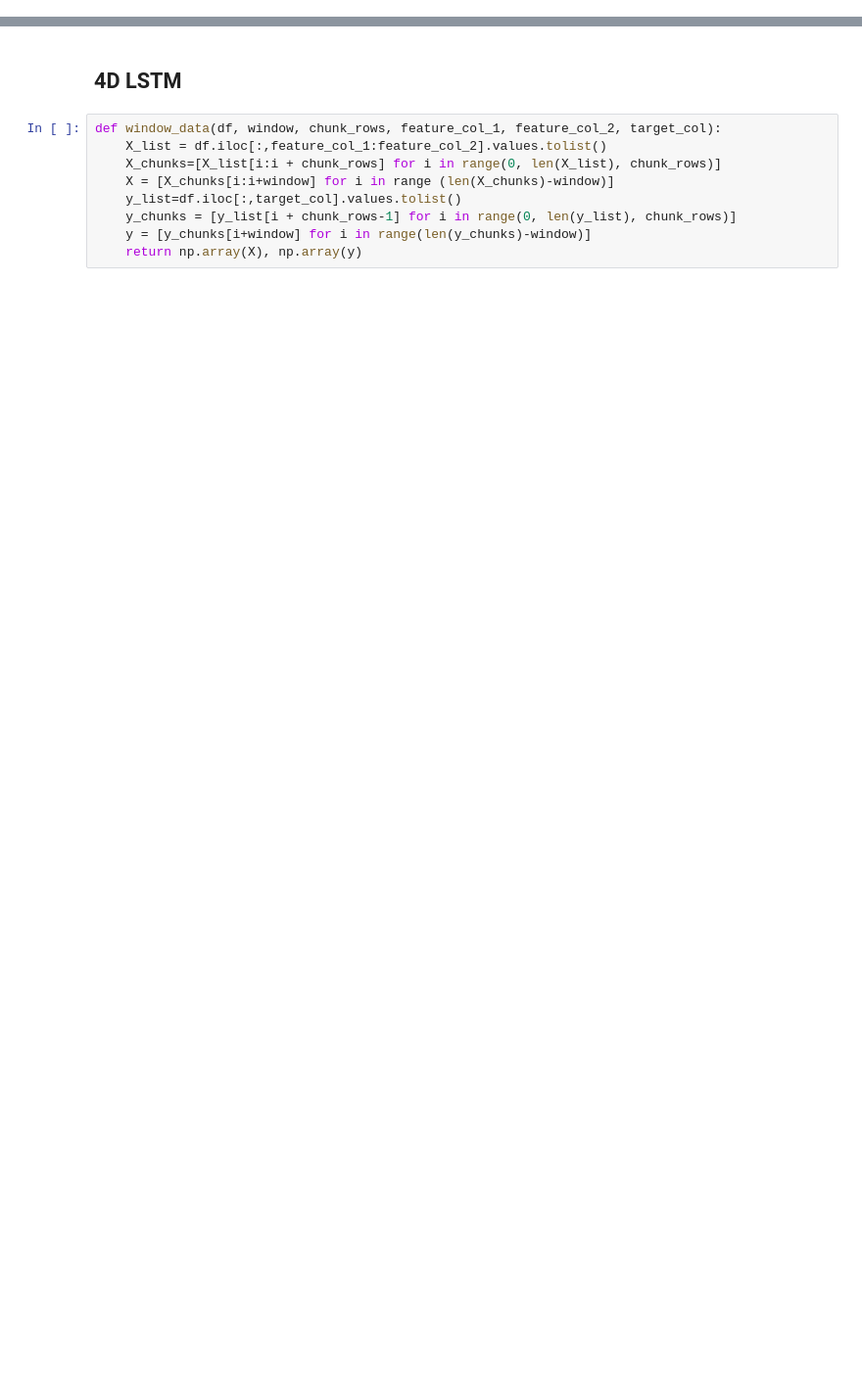
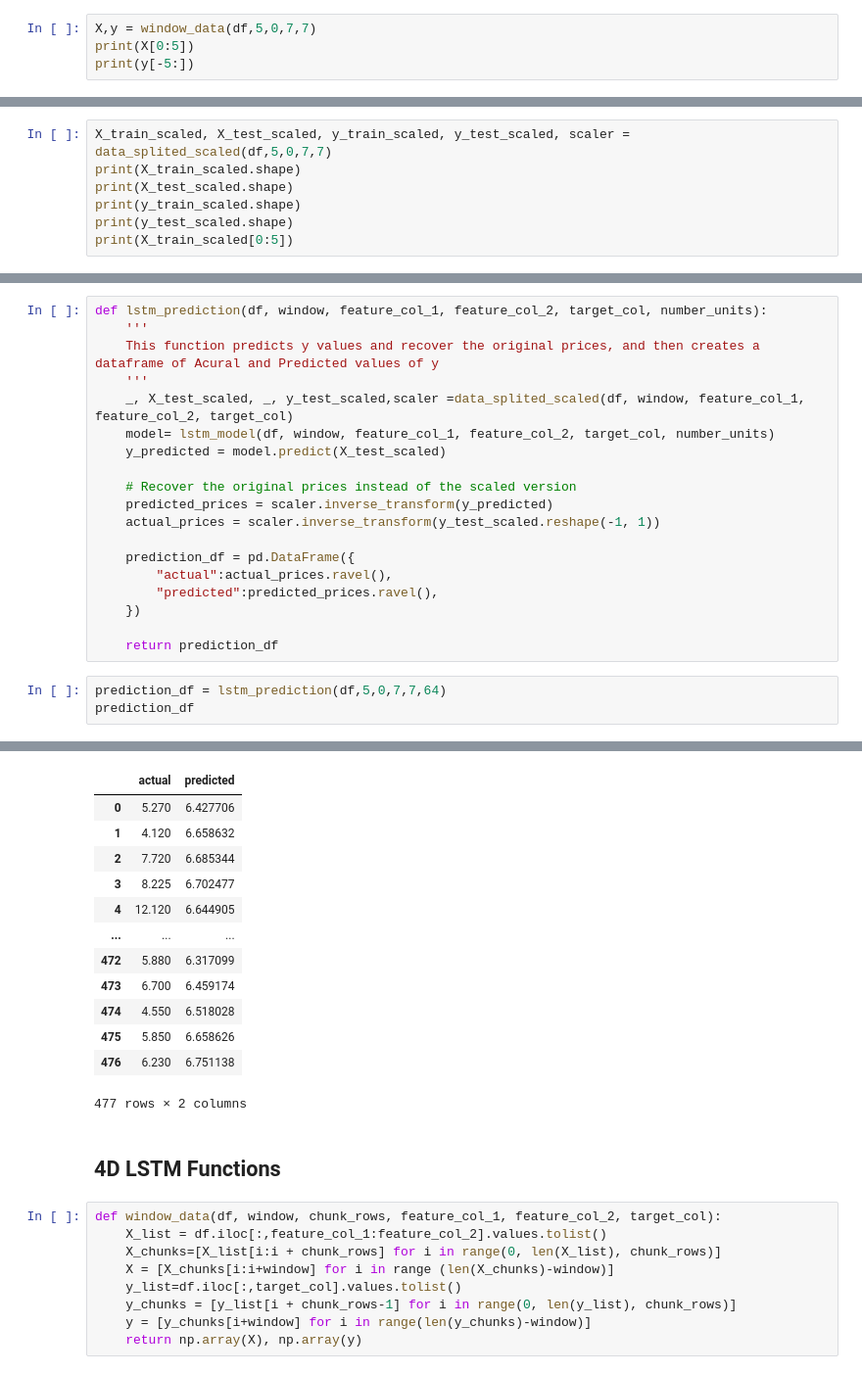
Before and after one commit to laramiedunlap/Project2, a Jupyter notebook: ying.ipynb, the cells around one changed output, grey strips where cells are left out. Shown: that part at 98% size. Cells and saved outputs as stored; diff of their text form; blank space fills up the shorter version.

```diff
--- a/ying.ipynb
+++ b/ying.ipynb
@@ -36 +67,5 @@ def window_data(df, window, feature_col_1, feature_col_2, target_col):
     return np.array(X), np.array(y).reshape(-1, 1)
+# %%
+X,y = window_data(df,5,0,7,7)
+print(X[0:5])
+print(y[-5:])
@@ -36,0 +126,7 @@ def window_data(df, window, feature_col_1, feature_col_2, target_col):
+# %%
+X_train_scaled, X_test_scaled, y_train_scaled, y_test_scaled, scaler = data_splited_scaled(df,5,0,7,7)
+print(X_train_scaled.shape)
+print(X_test_scaled.shape)
+print(y_train_scaled.shape)
+print(y_test_scaled.shape)
+print(X_train_scaled[0:5])
@@ -36,0 +244,23 @@ def window_data(df, window, feature_col_1, feature_col_2, target_col):
+# %%
+def lstm_prediction(df, window, feature_col_1, feature_col_2, target_col, number_units):
+    '''
+    This function predicts y values and recover the original prices, and then creates a dataframe of Acural and Predicted values of y
+    '''
+    _, X_test_scaled, _, y_test_scaled,scaler =data_splited_scaled(df, window, feature_col_1, feature_col_2, target_col)
+    model= lstm_model(df, window, feature_col_1, feature_col_2, target_col, number_units)
+    y_predicted = model.predict(X_test_scaled)
+
+    # Recover the original prices instead of the scaled version
+    predicted_prices = scaler.inverse_transform(y_predicted)
+    actual_prices = scaler.inverse_transform(y_test_scaled.reshape(-1, 1))
+
+    prediction_df = pd.DataFrame({
+        "actual":actual_prices.ravel(),
+        "predicted":predicted_prices.ravel(),
+    })
+
+    return prediction_df
+# %%
+prediction_df = lstm_prediction(df,5,0,7,7,64)
+prediction_df
+# %% [output]
@@ -37,5 +284,18 @@ def window_data(df, window, feature_col_1, feature_col_2, target_col):
+|  | actual | predicted |
+| 0 | 5.270 | 6.427706 |
+| 1 | 4.120 | 6.658632 |
+| 2 | 7.720 | 6.685344 |
+| 3 | 8.225 | 6.702477 |
+| 4 | 12.120 | 6.644905 |
+| ... | ... | ... |
+| 472 | 5.880 | 6.317099 |
+| 473 | 6.700 | 6.459174 |
+| 474 | 4.550 | 6.518028 |
+| 475 | 5.850 | 6.658626 |
+| 476 | 6.230 | 6.751138 |
+477 rows × 2 columns
 # %% [markdown]
-## 4D LSTM
+## 4D LSTM Functions
 # %%
 def window_data(df, window, chunk_rows, feature_col_1, feature_col_2, target_col):
     X_list = df.iloc[:,feature_col_1:feature_col_2].values.tolist()
```
Also changed, not shown: parts of 28 cells of this notebook.
